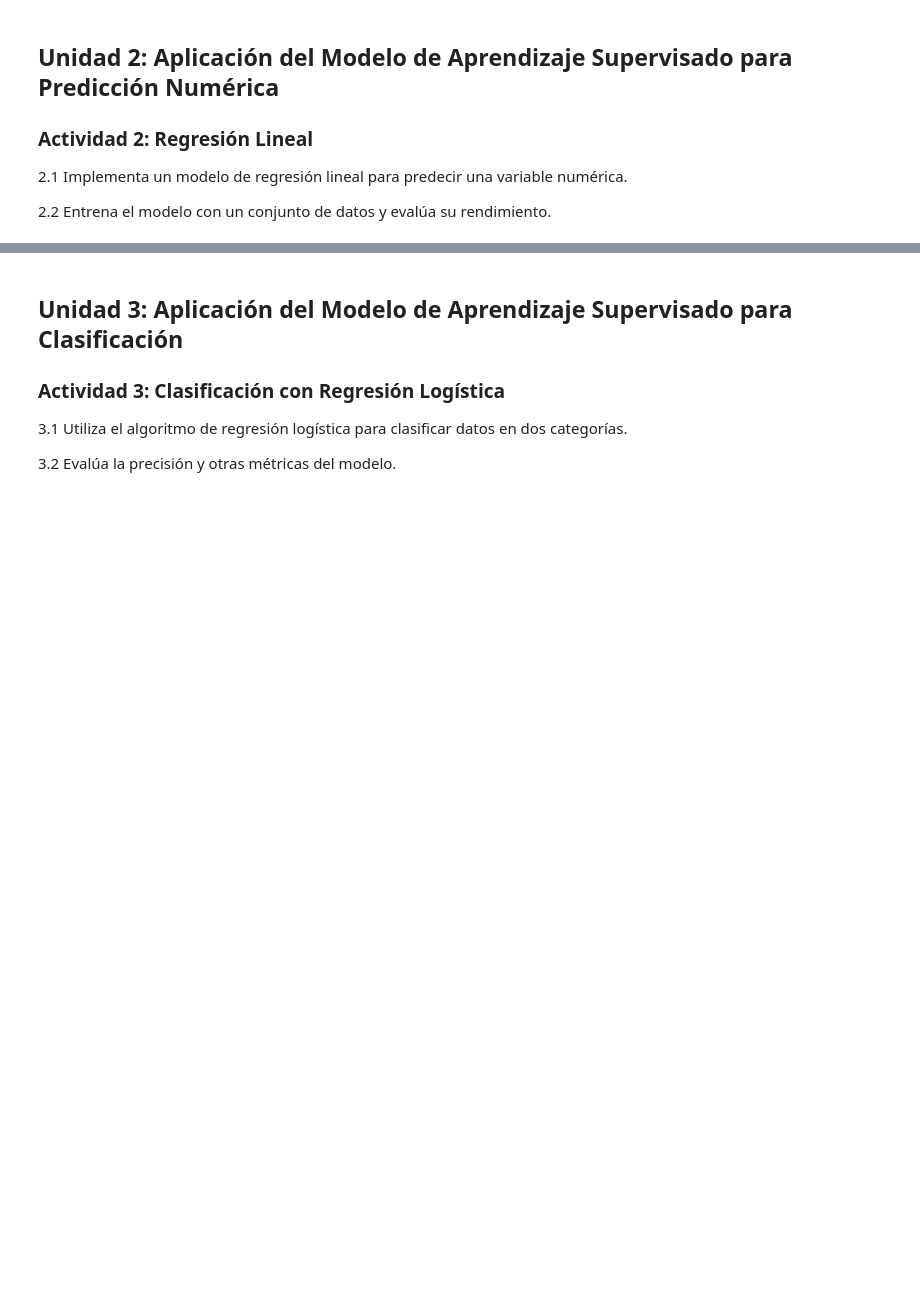
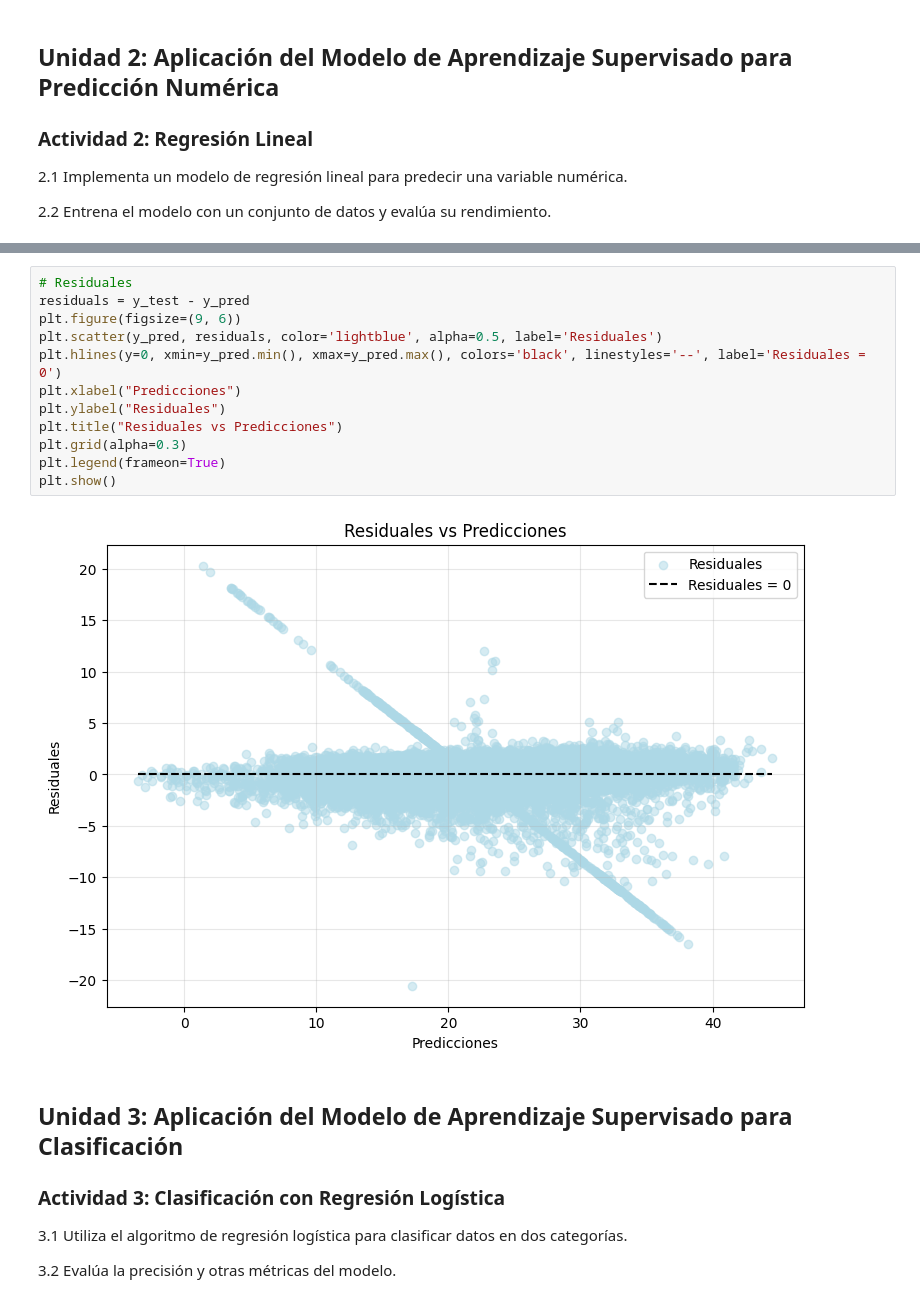
Before and after one commit to alanPalma25/sic-2025-python-ai, a Jupyter notebook: ia_module/activities/sem11_asin_capítulo5_AI.ipynb, the cells around one changed output, grey strips where cells are left out. Drawn from its saved outputs; the diff is of its cells as text; blank space fills up the shorter version.

```diff
--- a/ia_module/activities/sem11_asin_capítulo5_AI.ipynb
+++ b/ia_module/activities/sem11_asin_capítulo5_AI.ipynb
@@ -87,3 +154,17 @@ plt.show()
+# %%
+# Residuales
+residuals = y_test - y_pred
+plt.figure(figsize=(9, 6))
+plt.scatter(y_pred, residuals, color='lightblue', alpha=0.5, label='Residuales')
+plt.hlines(y=0, xmin=y_pred.min(), xmax=y_pred.max(), colors='black', linestyles='--', label='Residuales = 0')
+plt.xlabel("Predicciones")
+plt.ylabel("Residuales")
+plt.title("Residuales vs Predicciones")
+plt.grid(alpha=0.3)
+plt.legend(frameon=True)
+plt.show()
+# %% [output]
+[figure, added]
 # %% [markdown]
 ## Unidad 3: Aplicación del Modelo de Aprendizaje Supervisado para Clasificación
 
```
Also changed, not shown: parts of 23 cells of this notebook.
